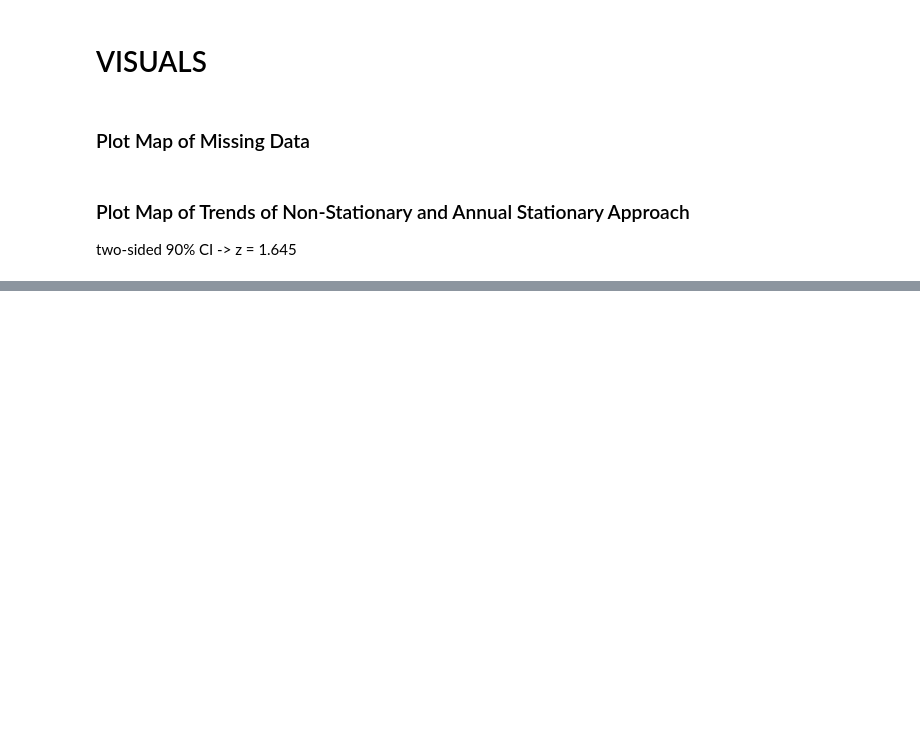
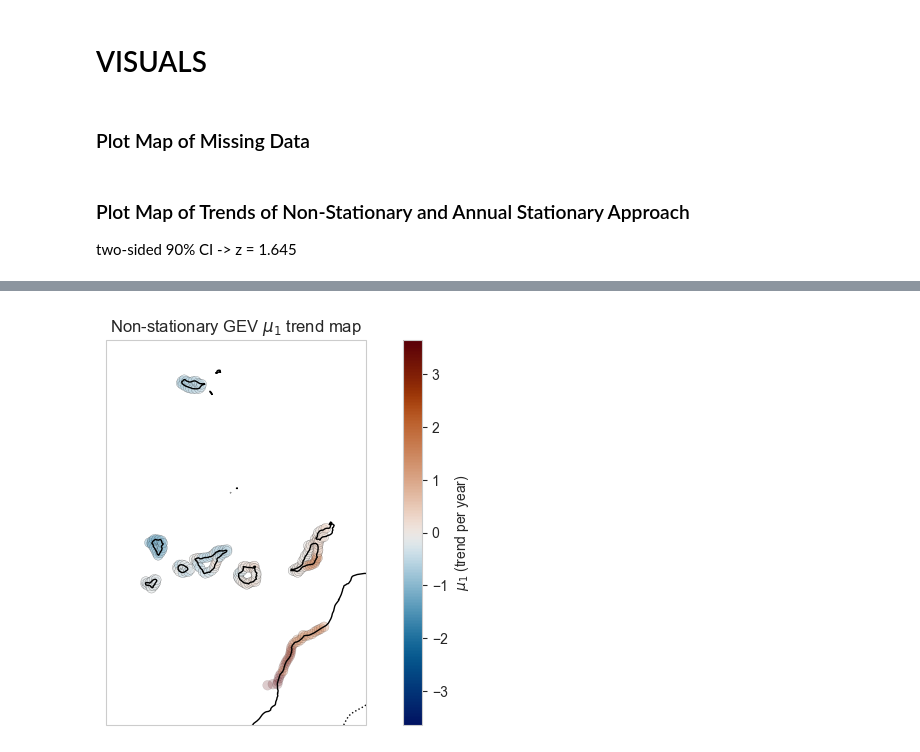
Before and after one commit to silviaelisabeth/SeaLevelExtremes, a Jupyter notebook: script/GEV_visuals.ipynb, the cells around one changed output, grey strips where cells are left out. Saved outputs shown, nothing was run; the diff lists cells and outputs as text; code cells hidden in the pictures; blank space fills up the shorter version.

```diff
--- a/script/GEV_visuals.ipynb
+++ b/script/GEV_visuals.ipynb
@@ -94,3 +137,12 @@ two-sided 90% CI -> z = 1.645
+# %%
+dic_mu_astat = dict()
+
+for loc_id in results_annual_stat_all.keys():
+    para_astat = results_annual_stat_all[loc_id]['mu_trend']
+
+    dic_mu_astat[loc_id] = (para_astat['mu0'], para_astat['mu1_se'], para_astat['mu1'], para_astat['mu0_se'])
+
+df_mu_astat = DataFrame(dic_mu_astat, index=['mu0_mm', 'mu0_std_mm', 'mu1_mm/yr', 'mu1_std_mm/yr']).T*1000
 # %%
 dic_mu = dict()
 
@@ -227,30 +288,32 @@ deck.to_html(output_path + "/Map_trend_location_including_ci.html")
 max_se = nanpercentile(df_plot["mu1_std"], 98)
 df_plot['alpha'] = (1 - (df_plot['mu1_std']/max_se)).clip(0.2, 1.0)  # min alpha 0.2
 # %%
-fig = plt.figure(figsize=(12,8))
+fig = plt.figure(figsize=(12,5))
 ax = plt.axes(projection=ccrs.PlateCarree())
 ax.add_feature(cfeature.COASTLINE)
 ax.add_feature(cfeature.BORDERS, linestyle=':')
 ax.set_extent(
     [df_plot['lon'].min()-1, df_plot['lon'].max()+1, df_plot['lat'].min()-1, df_plot['lat'].max()+1]
     )
 
 sc = ax.scatter(
     df_plot['lon'], df_plot['lat'],
     c=df_plot['mu1'],
     cmap=cmap,
     norm=norm,
-    #s=df_plot['size'],
+    s=50,
     alpha=df_plot['alpha'],
     edgecolor='k',
     linewidth=0.2,
     transform=ccrs.PlateCarree()
 )
 
 cbar = plt.colorbar(sc, ax=ax, orientation='vertical', fraction=0.03, pad=0.04)
 cbar.set_label('$μ_1$ (trend per year)')
 plt.title('Non-stationary GEV $μ_1$ trend map')
 plt.show()
+# %% [output]
+[figure, added]
 # %%
 gdf = gpd.GeoDataFrame(
     df_plot,
```
Also changed, not shown: parts of 9 cells of this notebook, 3 other files.
